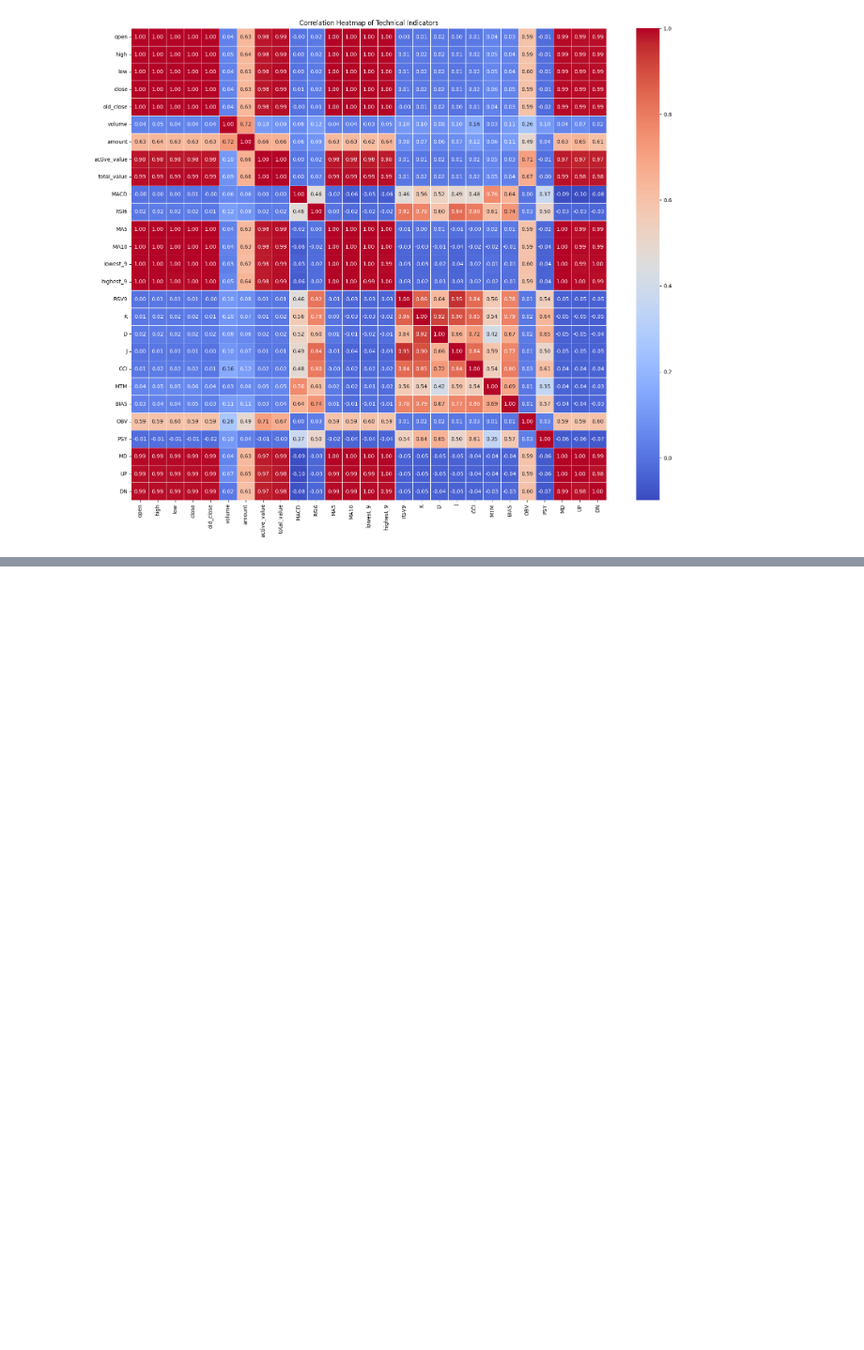
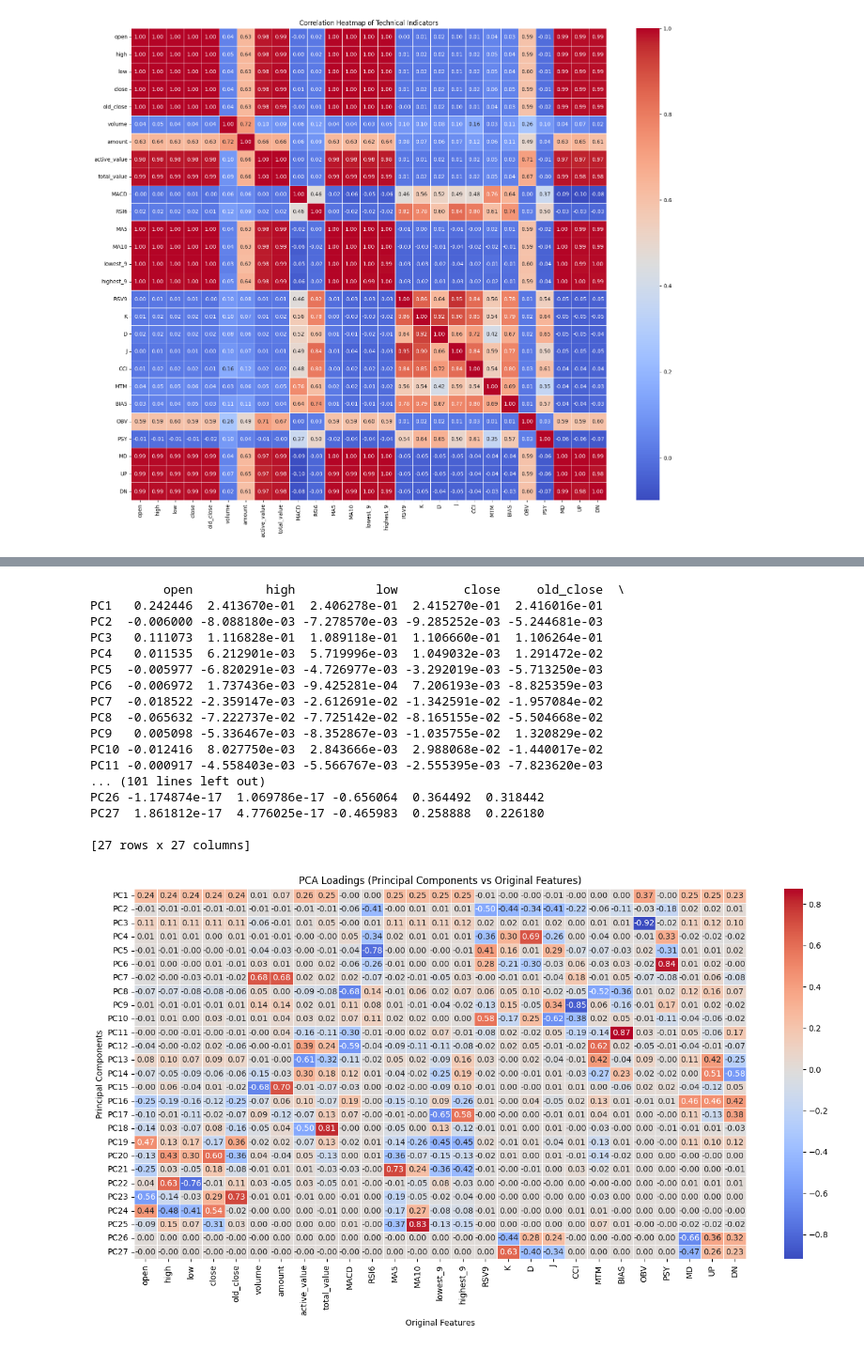
Before and after one commit to SaxonNB/xianyu, a Jupyter notebook: cnnlstm/code/bo_cnn_lstm.ipynb, the cells around one changed output, grey strips where cells are left out. Shown at 94% size. Cells and saved outputs as stored; diff of their text form; code cells hidden in the pictures; blank space fills up the shorter version.

```diff
--- a/cnnlstm/code/bo_cnn_lstm.ipynb
+++ b/cnnlstm/code/bo_cnn_lstm.ipynb
@@ -387,0 +482,37 @@ plt.show()
+# %%
+# 获取主成分的载荷矩阵
+loadings = pca.components_
+
+# 将载荷矩阵转换为DataFrame，方便查看和理解
+loadings_df = pd.DataFrame(loadings, columns=df.columns, index=[f'PC{i+1}' for i in range(loadings.shape[0])])
+
+# 显示载荷矩阵
+print(loadings_df)
+
+# 可视化载荷矩阵
+plt.figure(figsize=(14, 8))
+sns.heatmap(loadings_df, annot=True, cmap='coolwarm', fmt='.2f', linewidths=0.5)
+plt.title('PCA Loadings (Principal Components vs Original Features)')
+plt.xlabel('Original Features')
+plt.ylabel('Principal Components')
+plt.tight_layout()
+plt.show()
+# %% [output]
+          open          high           low         close     old_close  \
+PC1   0.242446  2.413670e-01  2.406278e-01  2.415270e-01  2.416016e-01
+PC2  -0.006000 -8.088180e-03 -7.278570e-03 -9.285252e-03 -5.244681e-03
+PC3   0.111073  1.116828e-01  1.089118e-01  1.106660e-01  1.106264e-01
+PC4   0.011535  6.212901e-03  5.719996e-03  1.049032e-03  1.291472e-02
+PC5  -0.005977 -6.820291e-03 -4.726977e-03 -3.292019e-03 -5.713250e-03
+PC6  -0.006972  1.737436e-03 -9.425281e-04  7.206193e-03 -8.825359e-03
+PC7  -0.018522 -2.359147e-03 -2.612691e-02 -1.342591e-02 -1.957084e-02
+PC8  -0.065632 -7.222737e-02 -7.725142e-02 -8.165155e-02 -5.504668e-02
+PC9   0.005098 -5.336467e-03 -8.352867e-03 -1.035755e-02  1.320829e-02
+PC10 -0.012416  8.027750e-03  2.843666e-03  2.988068e-02 -1.440017e-02
+PC11 -0.000917 -4.558403e-03 -5.566767e-03 -2.555395e-03 -7.823620e-03
+... (101 lines left out)
+PC26 -1.174874e-17  1.069786e-17 -0.656064  0.364492  0.318442
+PC27  1.861812e-17  4.776025e-17 -0.465983  0.258888  0.226180
+
+[27 rows x 27 columns]
+[figure, added]
```
Also changed, not shown: parts of 11 cells of this notebook, 1 other file.
